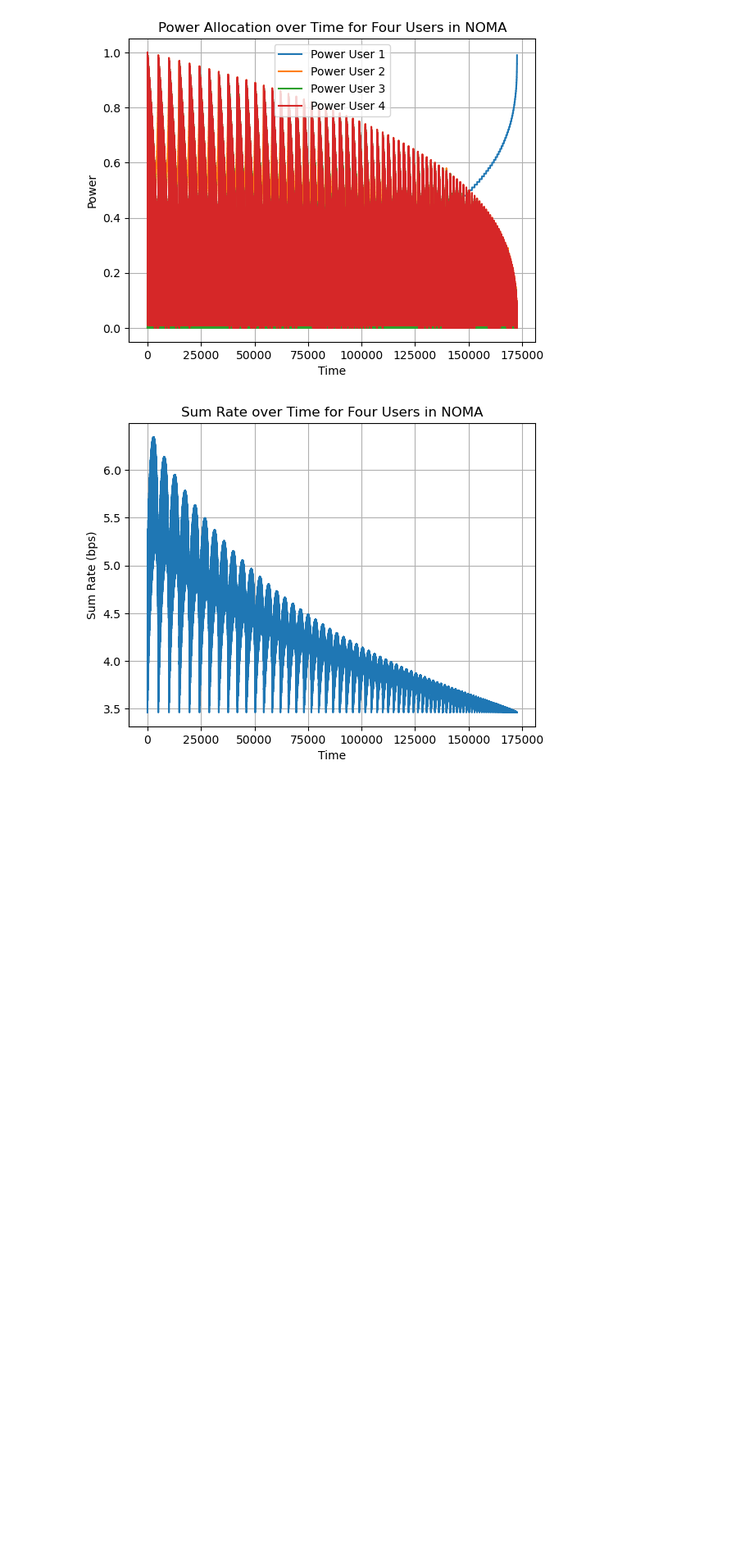
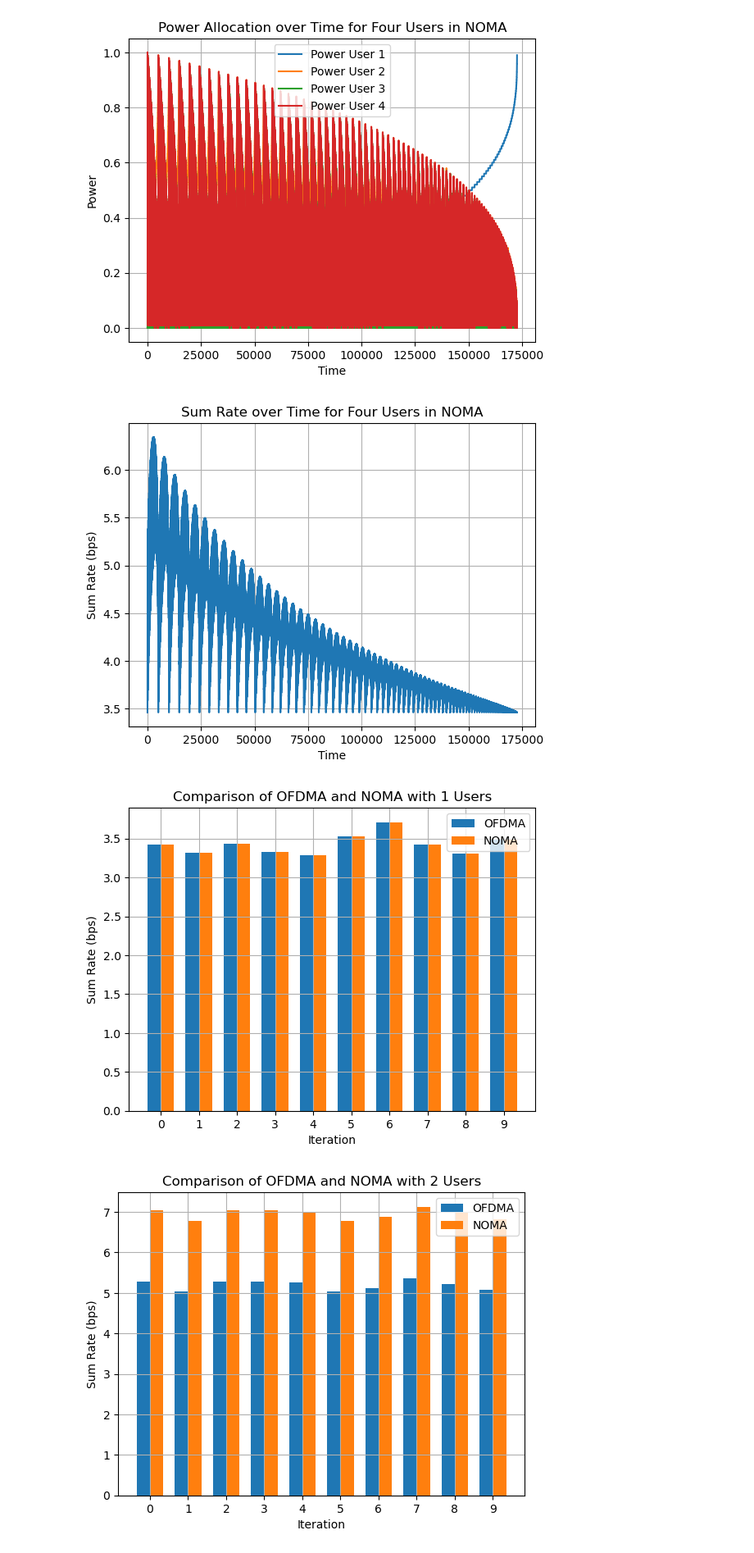
Before and after one commit to muhd-umer/comyx, a Jupyter notebook: assignments/assignment_2/noma_implementation.ipynb, the cells around one changed output. Shown at 82% size. Cells and saved outputs as stored; diff of their text form; code cells hidden in the pictures; blank space fills up the shorter version.

Commit message:
added channel gain and optimal power allocation

```diff
--- a/assignments/assignment_2/noma_implementation.ipynb
+++ b/assignments/assignment_2/noma_implementation.ipynb
@@ -676,3 +676,64 @@ plt.show()
 # %% [output]
 [figure]
 [figure]
+# %%
+#channel variation along with optimal power allocation NOMA outperforms OFDMA
+import numpy as np
+import matplotlib.pyplot as plt
+
+# Parameters
+P = 1
+num_iterations = 10
+num_users_list = [1, 2, 3, 4, 5]
+
+for num_users in num_users_list:
+    # Initialize sum rate arrays
+    sum_rate_ofdma = np.zeros(num_iterations)
+    sum_rate_noma = np.zeros(num_iterations)
+
+    for i in range(num_iterations):
+        # Generate random channel gains with Gaussian distribution
+        channel_gains = np.random.normal(10, 1, num_users)
+
+        # OFDMA
+        P_ofdma = P / num_users
+        sum_rate_ofdma[i] = np.sum(np.log2(1 + P_ofdma * channel_gains))
+
+        # NOMA
+        best_sum_rate_noma = 0
+        best_power_allocation = []
+
+        for j in range(2**num_users - 1):
+            binary_allocation = np.binary_repr(j+1).zfill(num_users)
+            power_allocation = []
+            for b, g in zip(binary_allocation, channel_gains):
+                if b == '1':
+                    power_allocation.append(P)
+                else:
+                    power_allocation.append(0)
+            rates = np.log2(1 + np.array(power_allocation) * channel_gains)
+            sum_rate = np.sum(rates)
+            if sum_rate > best_sum_rate_noma:
+                best_sum_rate_noma = sum_rate
+                best_power_allocation = power_allocation
+
+        sum_rate_noma[i] = best_sum_rate_noma
+
+    # Plot bar graph for current number of users
+    plt.figure()
+    bar_width = 0.35
+    index = np.arange(num_iterations)
+
+    plt.bar(index, sum_rate_ofdma, bar_width, label='OFDMA')
+    plt.bar(index + bar_width, sum_rate_noma, bar_width, label='NOMA')
+
+    plt.xlabel('Iteration')
+    plt.ylabel('Sum Rate (bps)')
+    plt.title(f'Comparison of OFDMA and NOMA with {num_users} Users')
+    plt.xticks(index + bar_width / 2, range(num_iterations))
+    plt.legend()
+    plt.grid(True)
+    plt.show()
+# %% [output]
+[figure, added]
+[figure, added]
```
Also changed, not shown: parts of 1 cell of this notebook.
